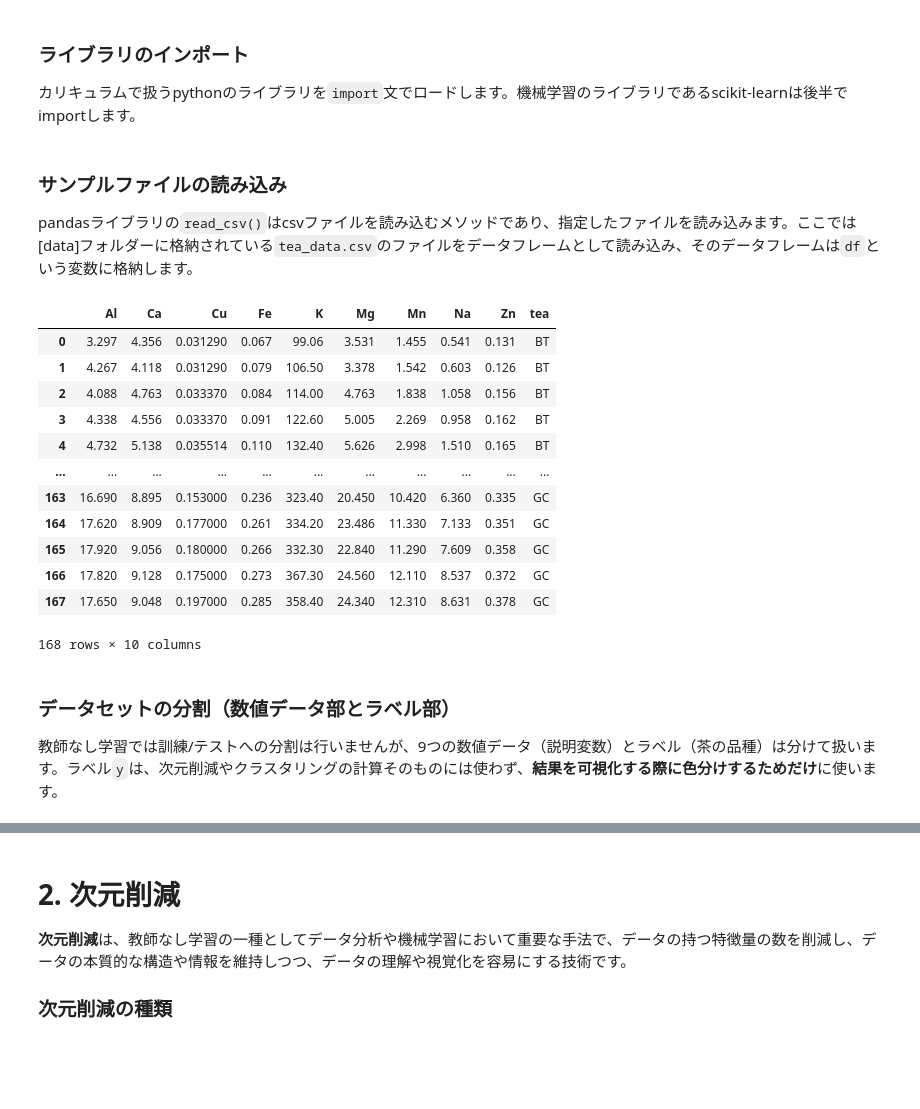
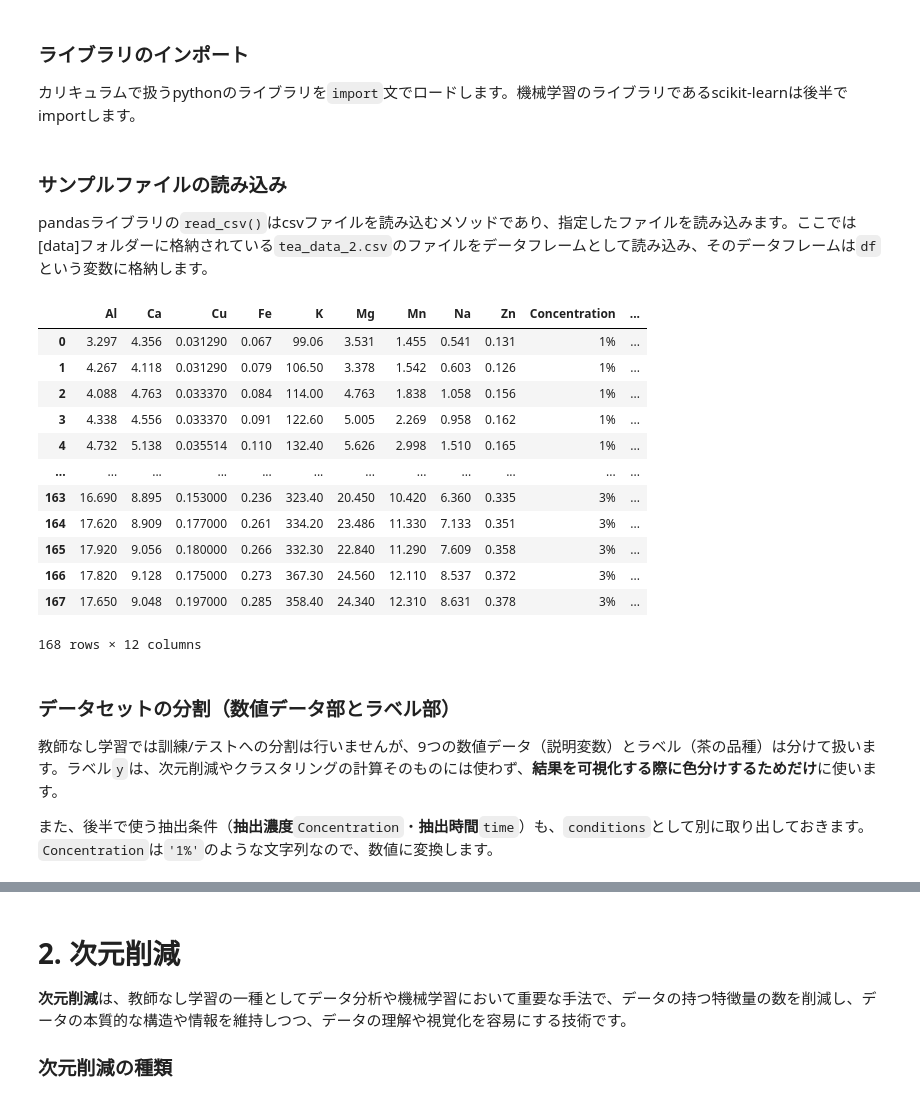
Before and after one commit to ARIM-ACADEMY-2026/Advanced_Tutorial_1_scikit-learn, a Jupyter notebook: Scikit-learn-6_PCA_Clustering.ipynb, the cells around one changed output, grey strips where cells are left out. Saved outputs shown, nothing was run; the diff lists cells and outputs as text; code cells hidden in the pictures; blank space fills up the shorter version.

```diff
--- a/Scikit-learn-6_PCA_Clustering.ipynb
+++ b/Scikit-learn-6_PCA_Clustering.ipynb
@@ -51,27 +54,29 @@ import warnings
 warnings.filterwarnings('ignore')
 # %% [markdown]
 ### サンプルファイルの読み込み
-pandasライブラリの`read_csv()`はcsvファイルを読み込むメソッドであり、指定したファイルを読み込みます。ここでは[data]フォルダーに格納されている`tea_data.csv`のファイルをデータフレームとして読み込み、そのデータフレームは`df`という変数に格納します。
+pandasライブラリの`read_csv()`はcsvファイルを読み込むメソッドであり、指定したファイルを読み込みます。ここでは[data]フォルダーに格納されている`tea_data_2.csv`のファイルをデータフレームとして読み込み、そのデータフレームは`df`という変数に格納します。
 # %%
 #データセットの読み込み
-df=pd.read_csv("data/tea_data.csv")
+df=pd.read_csv("data/tea_data_2.csv")
 df
 # %% [output]
-|  | Al | Ca | Cu | Fe | K | Mg | Mn | Na | Zn | tea |
-| 0 | 3.297 | 4.356 | 0.031290 | 0.067 | 99.06 | 3.531 | 1.455 | 0.541 | 0.131 | BT |
-| 1 | 4.267 | 4.118 | 0.031290 | 0.079 | 106.50 | 3.378 | 1.542 | 0.603 | 0.126 | BT |
-| 2 | 4.088 | 4.763 | 0.033370 | 0.084 | 114.00 | 4.763 | 1.838 | 1.058 | 0.156 | BT |
-| 3 | 4.338 | 4.556 | 0.033370 | 0.091 | 122.60 | 5.005 | 2.269 | 0.958 | 0.162 | BT |
-| 4 | 4.732 | 5.138 | 0.035514 | 0.110 | 132.40 | 5.626 | 2.998 | 1.510 | 0.165 | BT |
-| ... | ... | ... | ... | ... | ... | ... | ... | ... | ... | ... |
-| 163 | 16.690 | 8.895 | 0.153000 | 0.236 | 323.40 | 20.450 | 10.420 | 6.360 | 0.335 | GC |
-| 164 | 17.620 | 8.909 | 0.177000 | 0.261 | 334.20 | 23.486 | 11.330 | 7.133 | 0.351 | GC |
-| 165 | 17.920 | 9.056 | 0.180000 | 0.266 | 332.30 | 22.840 | 11.290 | 7.609 | 0.358 | GC |
-| 166 | 17.820 | 9.128 | 0.175000 | 0.273 | 367.30 | 24.560 | 12.110 | 8.537 | 0.372 | GC |
-| 167 | 17.650 | 9.048 | 0.197000 | 0.285 | 358.40 | 24.340 | 12.310 | 8.631 | 0.378 | GC |
+|  | Al | Ca | Cu | Fe | K | Mg | Mn | Na | Zn | Concentration | ... |
+| 0 | 3.297 | 4.356 | 0.031290 | 0.067 | 99.06 | 3.531 | 1.455 | 0.541 | 0.131 | 1% | ... |
+| 1 | 4.267 | 4.118 | 0.031290 | 0.079 | 106.50 | 3.378 | 1.542 | 0.603 | 0.126 | 1% | ... |
+| 2 | 4.088 | 4.763 | 0.033370 | 0.084 | 114.00 | 4.763 | 1.838 | 1.058 | 0.156 | 1% | ... |
+| 3 | 4.338 | 4.556 | 0.033370 | 0.091 | 122.60 | 5.005 | 2.269 | 0.958 | 0.162 | 1% | ... |
+| 4 | 4.732 | 5.138 | 0.035514 | 0.110 | 132.40 | 5.626 | 2.998 | 1.510 | 0.165 | 1% | ... |
+| ... | ... | ... | ... | ... | ... | ... | ... | ... | ... | ... | ... |
+| 163 | 16.690 | 8.895 | 0.153000 | 0.236 | 323.40 | 20.450 | 10.420 | 6.360 | 0.335 | 3% | ... |
+| 164 | 17.620 | 8.909 | 0.177000 | 0.261 | 334.20 | 23.486 | 11.330 | 7.133 | 0.351 | 3% | ... |
+| 165 | 17.920 | 9.056 | 0.180000 | 0.266 | 332.30 | 22.840 | 11.290 | 7.609 | 0.358 | 3% | ... |
+| 166 | 17.820 | 9.128 | 0.175000 | 0.273 | 367.30 | 24.560 | 12.110 | 8.537 | 0.372 | 3% | ... |
+| 167 | 17.650 | 9.048 | 0.197000 | 0.285 | 358.40 | 24.340 | 12.310 | 8.631 | 0.378 | 3% | ... |
-168 rows × 10 columns
+168 rows × 12 columns
 # %% [markdown]
 ### データセットの分割（数値データ部とラベル部）
 教師なし学習では訓練/テストへの分割は行いませんが、9つの数値データ（説明変数）とラベル（茶の品種）は分けて扱います。ラベル`y`は、次元削減やクラスタリングの計算そのものには使わず、**結果を可視化する際に色分けするためだけ**に使います。
+
+また、後半で使う抽出条件（**抽出濃度**`Concentration`・**抽出時間**`time`）も、`conditions`として別に取り出しておきます。`Concentration`は`'1%'`のような文字列なので、数値に変換します。
 # %%
 # 数値データ部とラベル部の用意をしましょう
```
Also changed, not shown: parts of 104 cells of this notebook, 4 other files.
